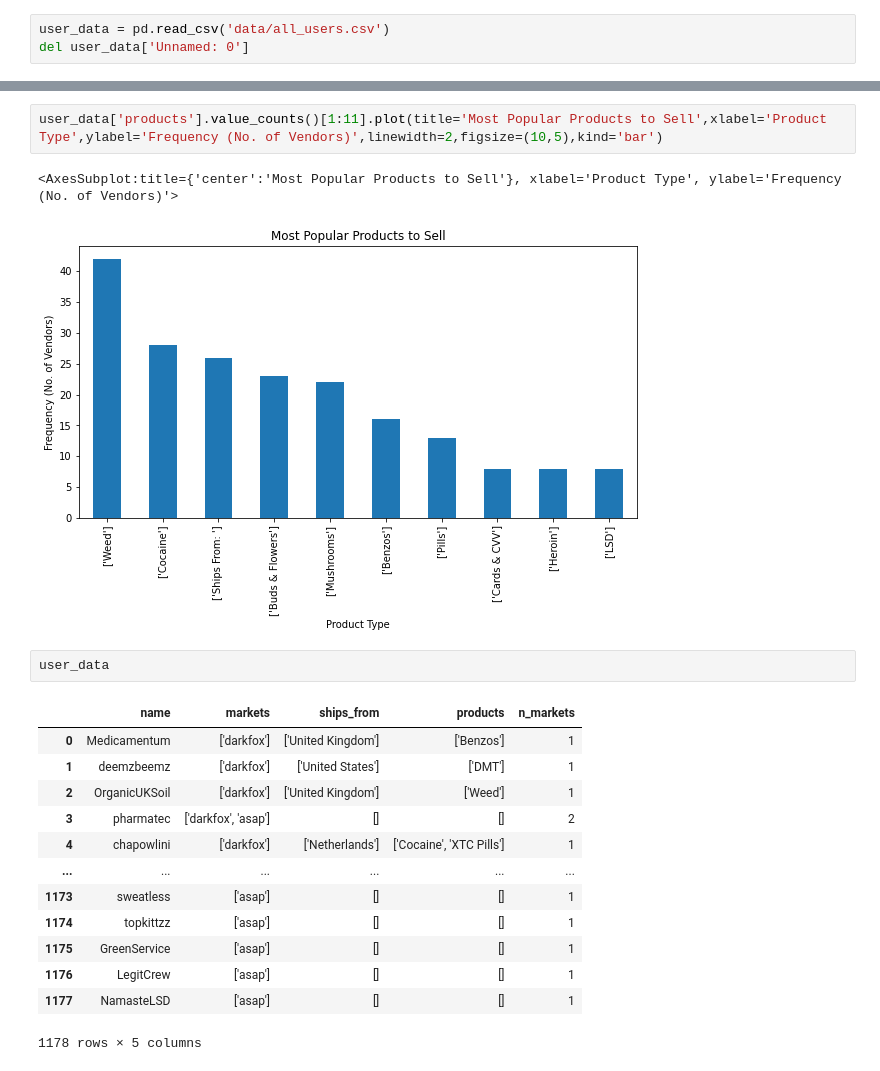
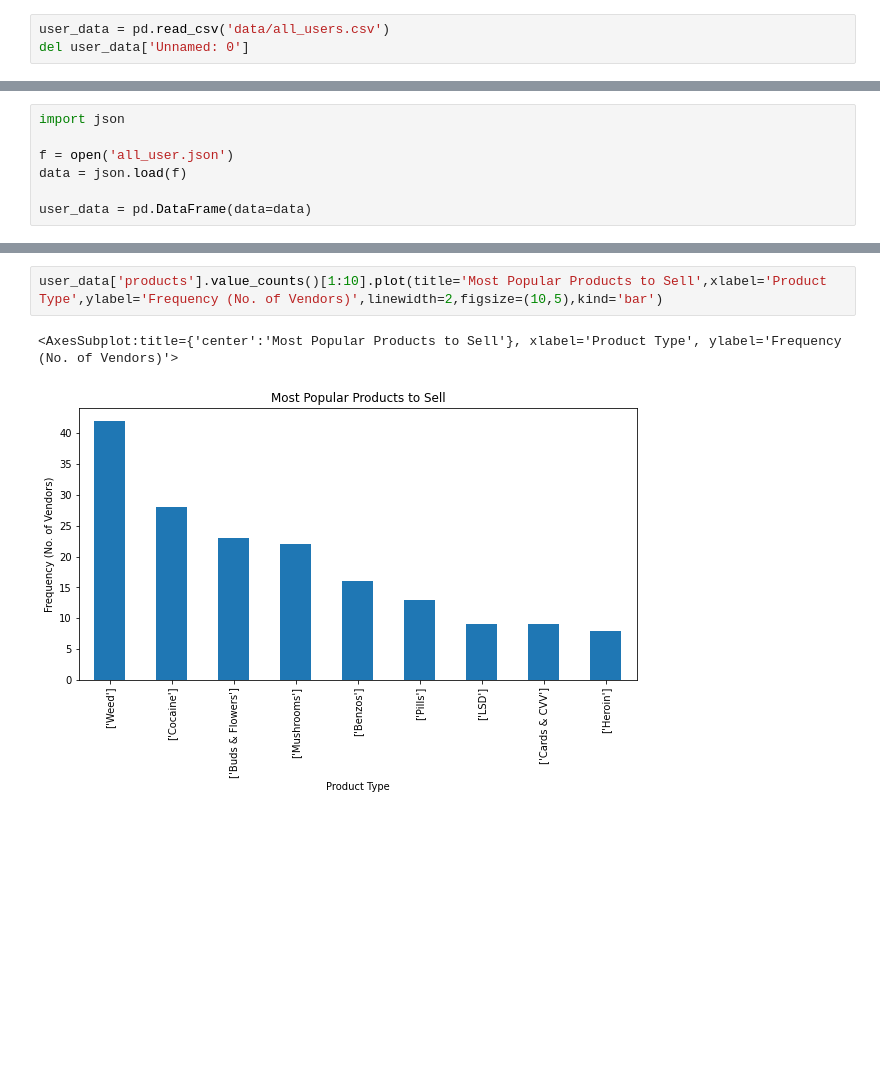
Before and after one commit to s260895/df_scraper, a Jupyter notebook: notebook.ipynb, the cells around one changed output, grey strips where cells are left out. Cells and saved outputs as stored; diff of their text form; blank space fills up the shorter version.

```diff
--- a/notebook.ipynb
+++ b/notebook.ipynb
@@ -6,0 +14,7 @@ del user_data['Unnamed: 0']
+# %%
+import json
+
+f = open('all_user.json')
+data = json.load(f)
+
+user_data = pd.DataFrame(data=data)
@@ -17,21 +71,5 @@ user_data['ships_from'].value_counts()[1:11].plot(title='Countries with Highest
 # %%
-user_data['products'].value_counts()[1:11].plot(title='Most Popular Products to Sell',xlabel='Product Type',ylabel='Frequency (No. of Vendors)',linewidth=2,figsize=(10,5),kind='bar')
+user_data['products'].value_counts()[1:10].plot(title='Most Popular Products to Sell',xlabel='Product Type',ylabel='Frequency (No. of Vendors)',linewidth=2,figsize=(10,5),kind='bar')
 # %% [output]
 <AxesSubplot:title={'center':'Most Popular Products to Sell'}, xlabel='Product Type', ylabel='Frequency (No. of Vendors)'>
-[figure, old version]
+[figure, new version]
-# %%
-user_data
-# %% [output]
-|  | name | markets | ships_from | products | n_markets |
-| 0 | Medicamentum | ['darkfox'] | ['United Kingdom'] | ['Benzos'] | 1 |
-| 1 | deemzbeemz | ['darkfox'] | ['United States'] | ['DMT'] | 1 |
-| 2 | OrganicUKSoil | ['darkfox'] | ['United Kingdom'] | ['Weed'] | 1 |
-| 3 | pharmatec | ['darkfox', 'asap'] | [] | [] | 2 |
-| 4 | chapowlini | ['darkfox'] | ['Netherlands'] | ['Cocaine', 'XTC Pills'] | 1 |
-| ... | ... | ... | ... | ... | ... |
-| 1173 | sweatless | ['asap'] | [] | [] | 1 |
-| 1174 | topkittzz | ['asap'] | [] | [] | 1 |
-| 1175 | GreenService | ['asap'] | [] | [] | 1 |
-| 1176 | LegitCrew | ['asap'] | [] | [] | 1 |
-| 1177 | NamasteLSD | ['asap'] | [] | [] | 1 |
-1178 rows × 5 columns
```
Also changed, not shown: parts of 8 cells of this notebook, 2 other files.
